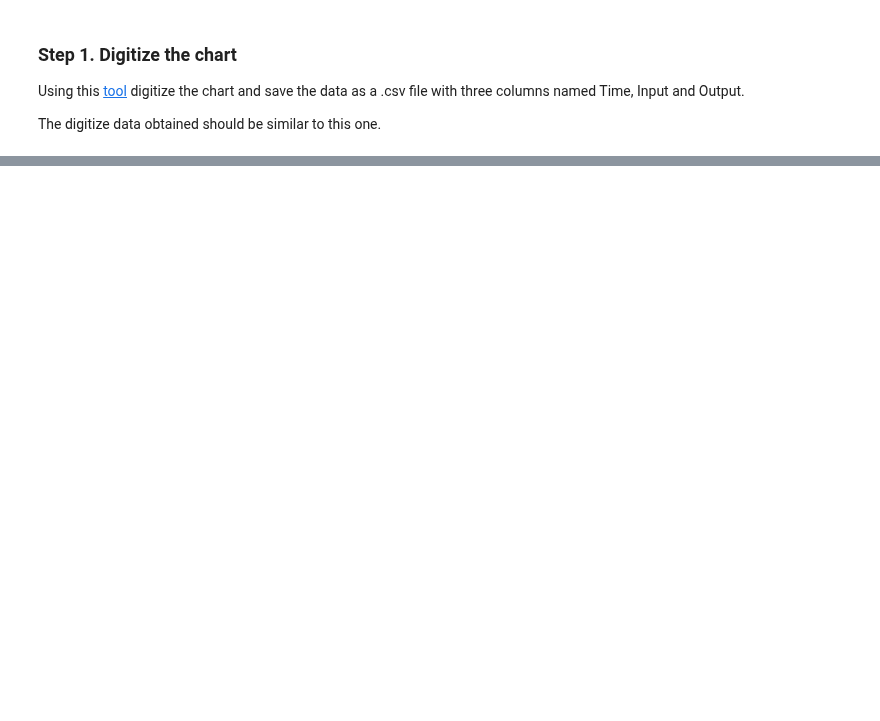
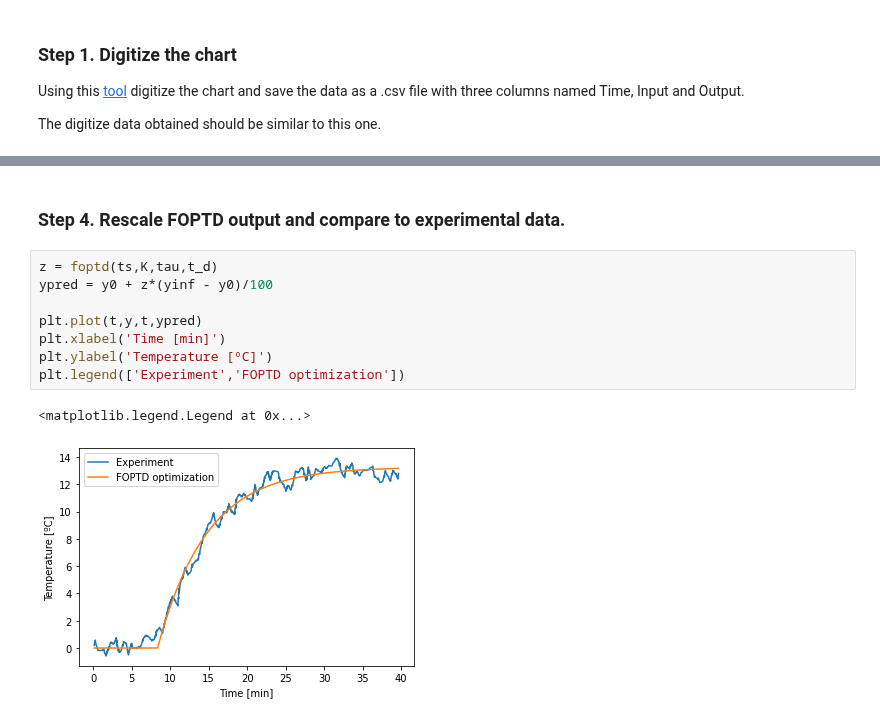
Before and after one commit to gmxavier/FAT0413150, a Jupyter notebook: notebooks/06.02-Fitting-First-Order-plus-Time-Delay-to-Step-Response.ipynb, the cells around one changed output, grey strips where cells are left out. Drawn from its saved outputs; the diff is of its cells as text; blank space fills up the shorter version.

```diff
--- a/notebooks/06.02-Fitting-First-Order-plus-Time-Delay-to-Step-Response.ipynb
+++ b/notebooks/06.02-Fitting-First-Order-plus-Time-Delay-to-Step-Response.ipynb
@@ -379,0 +445,13 @@ The digitize data obtained should be similar to this one.
+# %% [markdown]
+### Step 4. Rescale FOPTD output and compare to experimental data.
+# %%
+z = foptd(ts,K,tau,t_d)
+ypred = y0 + z*(yinf - y0)/100
+
+plt.plot(t,y,t,ypred)
+plt.xlabel('Time [min]')
+plt.ylabel('Temperature [ºC]')
+plt.legend(['Experiment','FOPTD optimization'])
+# %% [output]
+<matplotlib.legend.Legend at 0x...>
+[figure, added]
```
Also changed, not shown: parts of 7 cells of this notebook.
